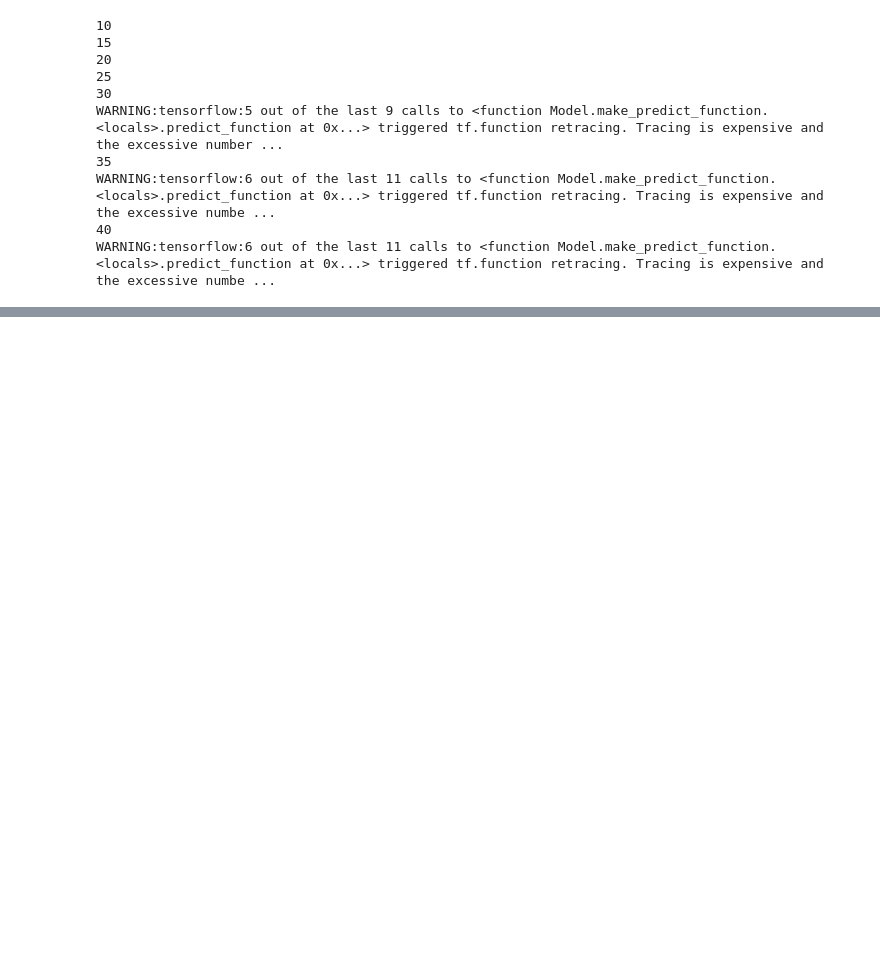
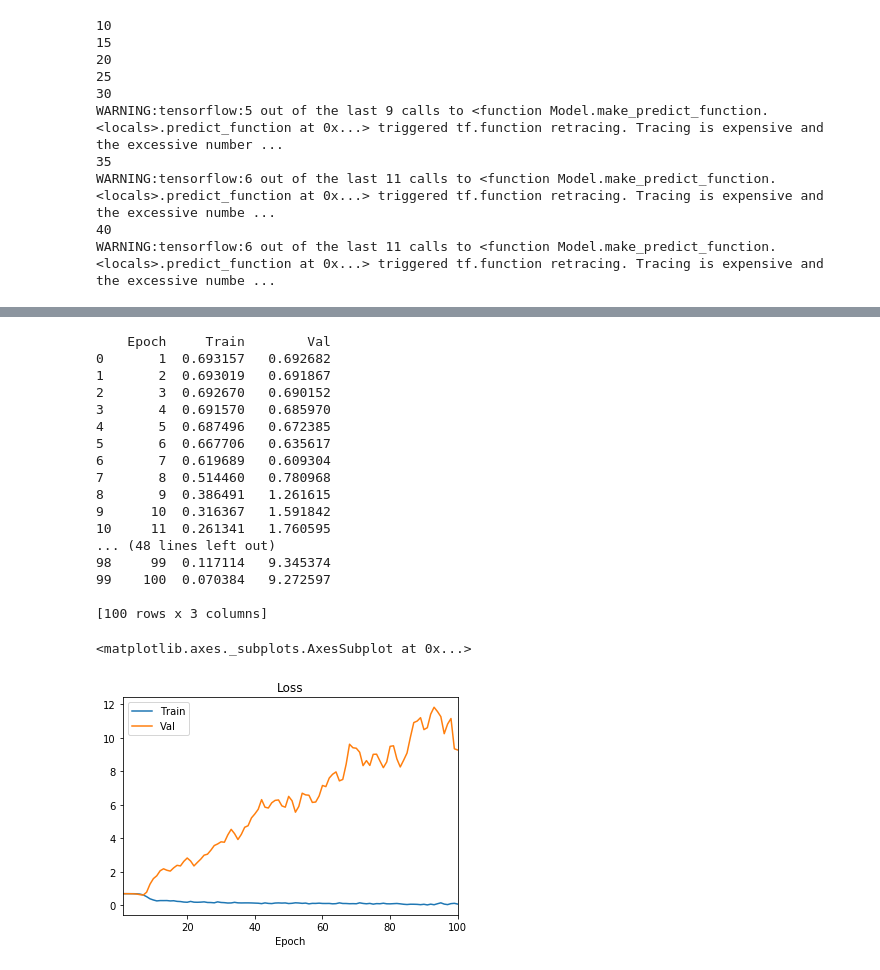
Before and after one commit to joshuatbond/Crypto_Deep_Learning_Proj, a Jupyter notebook: btc_build_train_DL copy.ipynb, the cells around one changed output, grey strips where cells are left out. Cells and saved outputs as stored; diff of their text form; code cells hidden in the pictures; blank space fills up the shorter version.

```diff
--- a/btc_build_train_DL copy.ipynb
+++ b/btc_build_train_DL copy.ipynb
@@ -178,30 +218,0 @@ print(recap)
-# %%
-# 10 nPCs model
-X = trainset_final.iloc[:, :10]
-y = trainset["result"]
-
-# Build model and train it
-classifier = Sequential()
-
-dropout_fraction = 0.2
-
-#First Hidden Layer
-classifier.add(Dense(32, activation='relu', kernel_initializer='random_normal', input_dim=10))
-classifier.add(Dropout(dropout_fraction))
-
-#Second, third and fourth  hidden Layers
-classifier.add(Dense(32, activation='relu', kernel_initializer='random_normal'))
-classifier.add(Dropout(dropout_fraction))
-
-classifier.add(Dense(16, activation='relu', kernel_initializer='random_normal'))
-classifier.add(Dropout(dropout_fraction))
-
-classifier.add(Dense(16, activation='relu', kernel_initializer='random_normal'))
-classifier.add(Dropout(dropout_fraction))
-
-#Output Layer
-classifier.add(Dense(1, activation='sigmoid', kernel_initializer='random_normal'))
-#Compiling the neural network
-classifier.compile(optimizer ='adam',loss='binary_crossentropy', metrics =['accuracy'])
-#Fitting the data to the training dataset
-model = classifier.fit(X,y, batch_size=1, epochs=75, verbose =1)
@@ -452,0 +219,33 @@ recap
+# %%
+epochs = 100
+# %%
+loss_df = pd.DataFrame(
+    {
+        "Epoch": range(1, epochs + 1),
+        "Train": model.history["loss"],
+        "Val": model.history["val_loss"],
+    }
+)
+print(loss_df)
+loss_df.set_index("Epoch", inplace=True)
+loss_df.plot(title="Loss")
+# %% [output]
+    Epoch     Train        Val
+0       1  0.693157   0.692682
+1       2  0.693019   0.691867
+2       3  0.692670   0.690152
+3       4  0.691570   0.685970
+4       5  0.687496   0.672385
+5       6  0.667706   0.635617
+6       7  0.619689   0.609304
+7       8  0.514460   0.780968
+8       9  0.386491   1.261615
+9      10  0.316367   1.591842
+10     11  0.261341   1.760595
+... (48 lines left out)
+98     99  0.117114   9.345374
+99    100  0.070384   9.272597
+
+[100 rows x 3 columns]
+<matplotlib.axes._subplots.AxesSubplot at 0x...>
+[figure, added]
```
Also changed, not shown: parts of 26 cells of this notebook, 23 other files.
